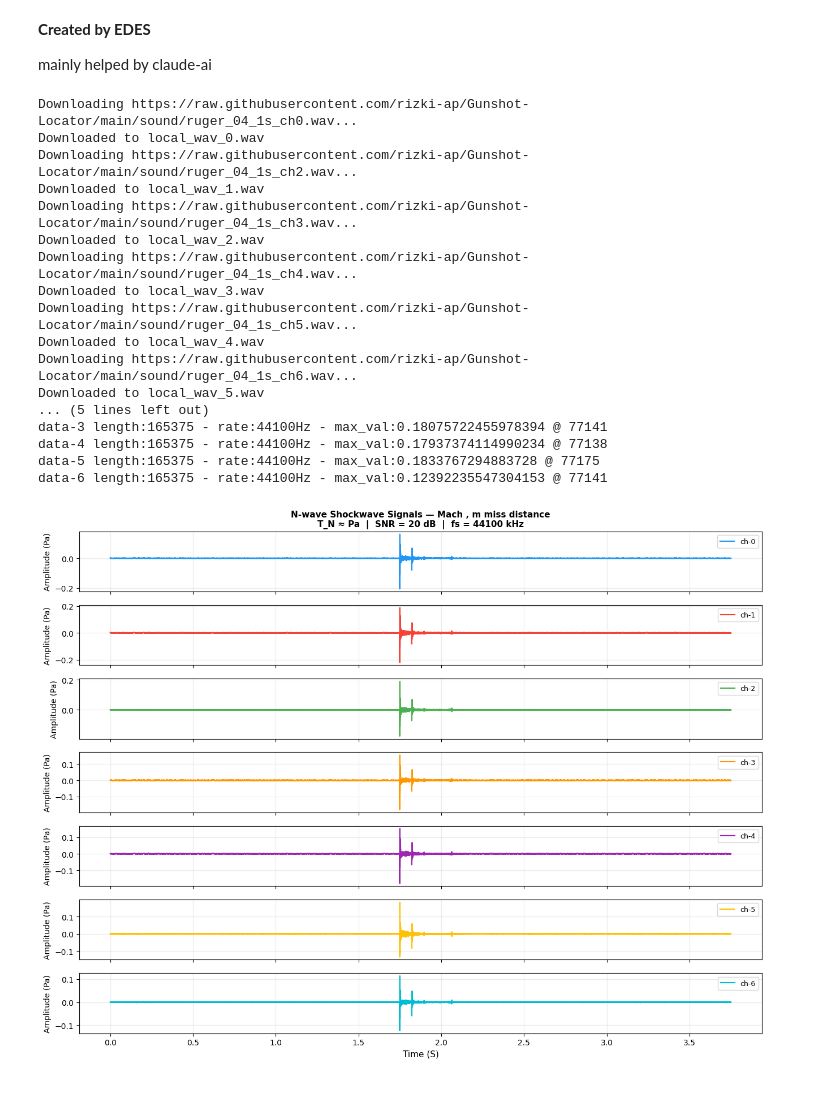
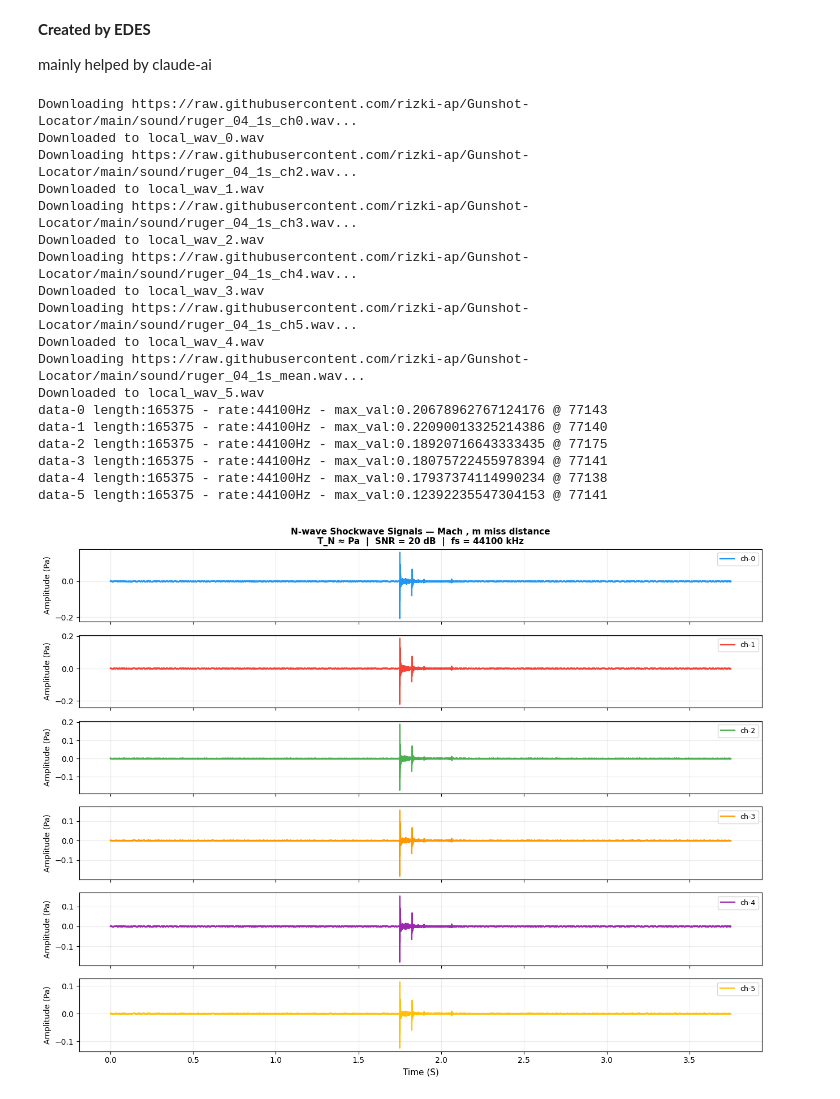
Before and after one commit to rizki-ap/Gunshot-Locator, a Jupyter notebook: read_wav_process.ipynb, the cells around one changed output. Drawn from its saved outputs; the diff is of its cells as text; code cells hidden in the pictures.

```diff
--- a/read_wav_process.ipynb
+++ b/read_wav_process.ipynb
@@ -19,7 +19,7 @@ wav_file_url.append('https://raw.githubusercontent.com/rizki-ap/Gunshot-Locator/
 wav_file_url.append('https://raw.githubusercontent.com/rizki-ap/Gunshot-Locator/main/sound/ruger_04_1s_ch3.wav')
 wav_file_url.append('https://raw.githubusercontent.com/rizki-ap/Gunshot-Locator/main/sound/ruger_04_1s_ch4.wav')
 wav_file_url.append('https://raw.githubusercontent.com/rizki-ap/Gunshot-Locator/main/sound/ruger_04_1s_ch5.wav')
-wav_file_url.append('https://raw.githubusercontent.com/rizki-ap/Gunshot-Locator/main/sound/ruger_04_1s_ch6.wav')
+#wav_file_url.append('https://raw.githubusercontent.com/rizki-ap/Gunshot-Locator/main/sound/ruger_04_1s_ch6.wav')
 wav_file_url.append('https://raw.githubusercontent.com/rizki-ap/Gunshot-Locator/main/sound/ruger_04_1s_mean.wav')
 
 num_files = len(wav_file_url)
@@ -69,36 +69,37 @@ for i in range(num_files):
     ax = axes_s[i]
     ax.plot(dataset_time, dataset_signal[i], color=COLORS[i], lw=1.6, label=f'ch-{i}')
     ax.set_ylabel('Amplitude (Pa)', fontsize=10)
     ax.legend(loc='upper right', fontsize=9)
     ax.grid(True, alpha=0.25)
 
 axes_s[-1].set_xlabel('Time (S)', fontsize=11)
 axes_s[0].set_title(
     f'N-wave Shockwave Signals — Mach , '
     f'm miss distance\n'
     f'T_N ≈ Pa  |  '
     f'SNR = 20 dB  |  fs = {dataset_samplerate} kHz',
     fontsize=11, fontweight='bold')
 plt.tight_layout()
 plt.savefig('nwave_signals.png', dpi=150, bbox_inches='tight')
 plt.show()
 # %% [output]
 Downloading https://raw.githubusercontent.com/rizki-ap/Gunshot-Locator/main/sound/ruger_04_1s_ch0.wav...
 Downloaded to local_wav_0.wav
 Downloading https://raw.githubusercontent.com/rizki-ap/Gunshot-Locator/main/sound/ruger_04_1s_ch2.wav...
 Downloaded to local_wav_1.wav
 Downloading https://raw.githubusercontent.com/rizki-ap/Gunshot-Locator/main/sound/ruger_04_1s_ch3.wav...
 Downloaded to local_wav_2.wav
 Downloading https://raw.githubusercontent.com/rizki-ap/Gunshot-Locator/main/sound/ruger_04_1s_ch4.wav...
 Downloaded to local_wav_3.wav
 Downloading https://raw.githubusercontent.com/rizki-ap/Gunshot-Locator/main/sound/ruger_04_1s_ch5.wav...
 Downloaded to local_wav_4.wav
-Downloading https://raw.githubusercontent.com/rizki-ap/Gunshot-Locator/main/sound/ruger_04_1s_ch6.wav...
+Downloading https://raw.githubusercontent.com/rizki-ap/Gunshot-Locator/main/sound/ruger_04_1s_mean.wav...
 Downloaded to local_wav_5.wav
-... (5 lines left out)
+data-0 length:165375 - rate:44100Hz - max_val:0.20678962767124176 @ 77143
+data-1 length:165375 - rate:44100Hz - max_val:0.22090013325214386 @ 77140
+data-2 length:165375 - rate:44100Hz - max_val:0.18920716643333435 @ 77175
 data-3 length:165375 - rate:44100Hz - max_val:0.18075722455978394 @ 77141
 data-4 length:165375 - rate:44100Hz - max_val:0.17937374114990234 @ 77138
-data-5 length:165375 - rate:44100Hz - max_val:0.1833767294883728 @ 77175
-data-6 length:165375 - rate:44100Hz - max_val:0.12392235547304153 @ 77141
+data-5 length:165375 - rate:44100Hz - max_val:0.12392235547304153 @ 77141
-[figure, old version]
+[figure, new version]
 # %%
```
Also changed, not shown: parts of 7 cells of this notebook.
